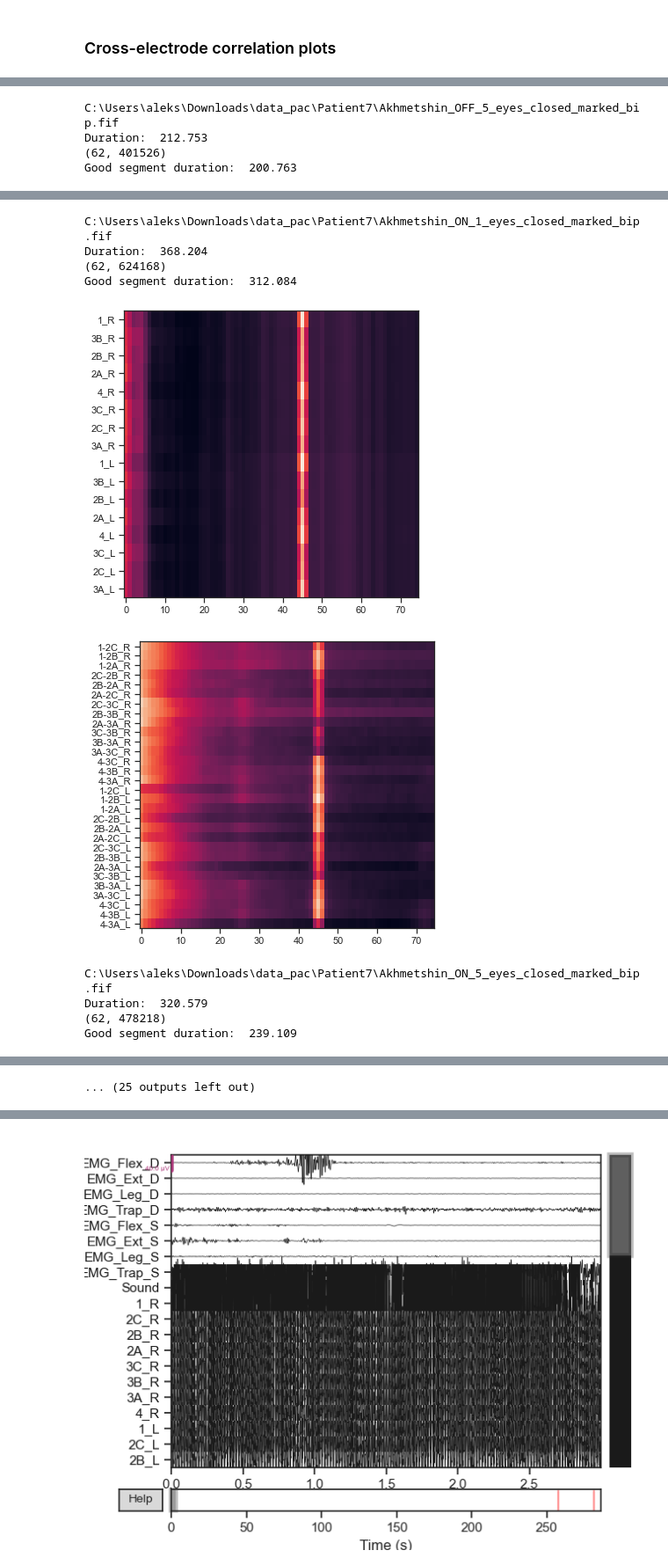
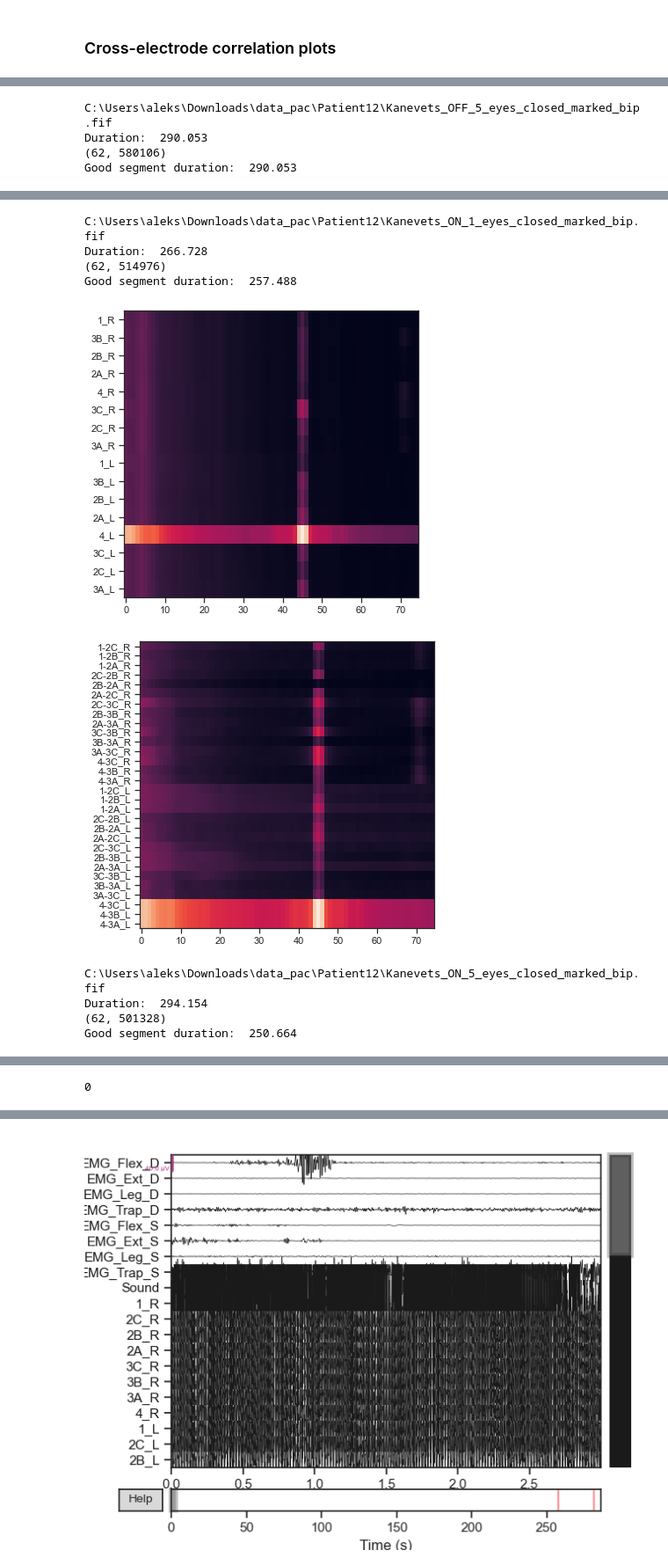
Before and after one commit to atimcenko/pac, a Jupyter notebook: notebooks/dev_mne_data.ipynb, the cells around one changed output, grey strips where cells are left out. Shown at 88% size. Saved outputs shown, nothing was run; the diff lists cells and outputs as text; code cells hidden in the pictures.

```diff
--- a/notebooks/dev_mne_data.ipynb
+++ b/notebooks/dev_mne_data.ipynb
@@ -60,7 +60,9 @@ raw.info['ch_names'][9:25]
 %matplotlib inline
 good_durations = []
 
-for i_patient in [7, 8, 9]:
+patient_indices = [12]
+
+for i_patient in patient_indices:
     patient_path = data_path / f"Patient{i_patient}"
     for fname in [f for f in patient_path.iterdir()]:
         if "eyes_closed" in str(fname):
@@ -72,8 +74,10 @@ for i_patient in [7, 8, 9]:
             print(data.shape)
             good_durations.append(data.shape[1] / SFREQ)
             print("Good segment duration: ", data.shape[1] / SFREQ)
+            bip_idx_start = raw.info.ch_names.index("1-2C_R")
 
-            ch_names = raw.info.ch_names[-30:]
+
+            ch_names = raw.info.ch_names[bip_idx_start:]
 
             # plotting correlations
             # corr = np.corrcoef(data[-30:])
@@ -100,7 +104,7 @@ for i_patient in [7, 8, 9]:
             f0 = 5
             f1 = 80
             welch_kwargs={'window': 'hann', 'nperseg': SFREQ * 1, 'noverlap': None, 'nfft': None, 'detrend': 'constant', 'scaling': 'density'}
-            f, y = sg.welch(data[-30:, :], SFREQ, **welch_kwargs)
+            f, y = sg.welch(data[bip_idx_start:, :], SFREQ, **welch_kwargs)
             i0 = np.argmin(np.abs(f - f0))
             i1 = np.argmin(np.abs(f - f1))
 
@@ -122,4 +126,4 @@ Good segment duration:  277.854
-C:\Users\aleks\Downloads\data_pac\Patient7\Akhmetshin_OFF_5_eyes_closed_marked_bip.fif
-Duration:  212.753
-(62, 401526)
-Good segment duration:  200.763
+C:\Users\aleks\Downloads\data_pac\Patient12\Kanevets_OFF_5_eyes_closed_marked_bip.fif
+Duration:  290.053
+(62, 580106)
+Good segment duration:  290.053
@@ -128,10 +132,10 @@ Good segment duration:  200.763
-C:\Users\aleks\Downloads\data_pac\Patient7\Akhmetshin_ON_1_eyes_closed_marked_bip.fif
-Duration:  368.204
-(62, 624168)
-Good segment duration:  312.084
+C:\Users\aleks\Downloads\data_pac\Patient12\Kanevets_ON_1_eyes_closed_marked_bip.fif
+Duration:  266.728
+(62, 514976)
+Good segment duration:  257.488
-[figure, old version]
+[figure, new version]
-[figure, old version]
+[figure, new version]
-C:\Users\aleks\Downloads\data_pac\Patient7\Akhmetshin_ON_5_eyes_closed_marked_bip.fif
-Duration:  320.579
-(62, 478218)
-Good segment duration:  239.109
+C:\Users\aleks\Downloads\data_pac\Patient12\Kanevets_ON_5_eyes_closed_marked_bip.fif
+Duration:  294.154
+(62, 501328)
+Good segment duration:  250.664
@@ -140 +144 @@ Good segment duration:  239.109
-... (25 outputs left out)
+0
```
Also changed, not shown: parts of 10 cells of this notebook, 7 other files.
